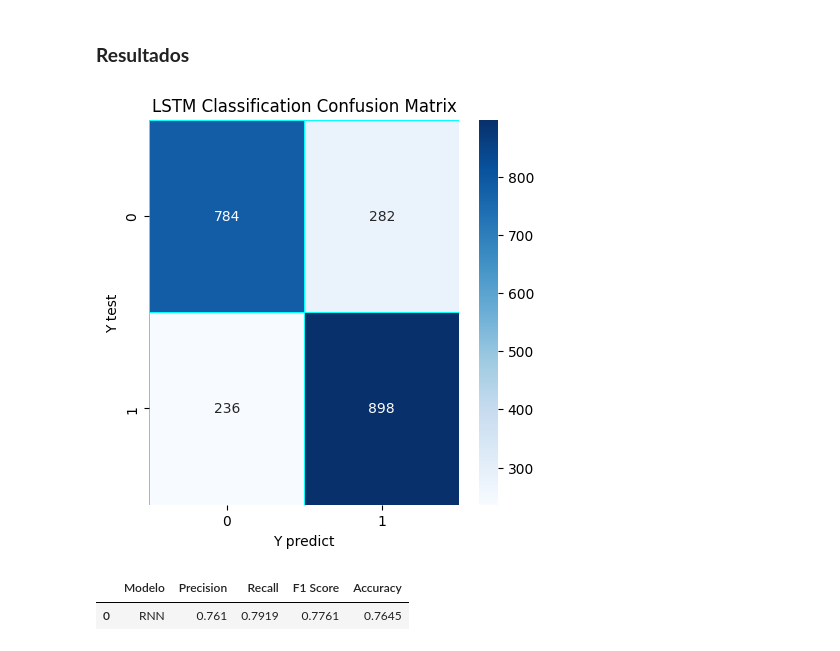
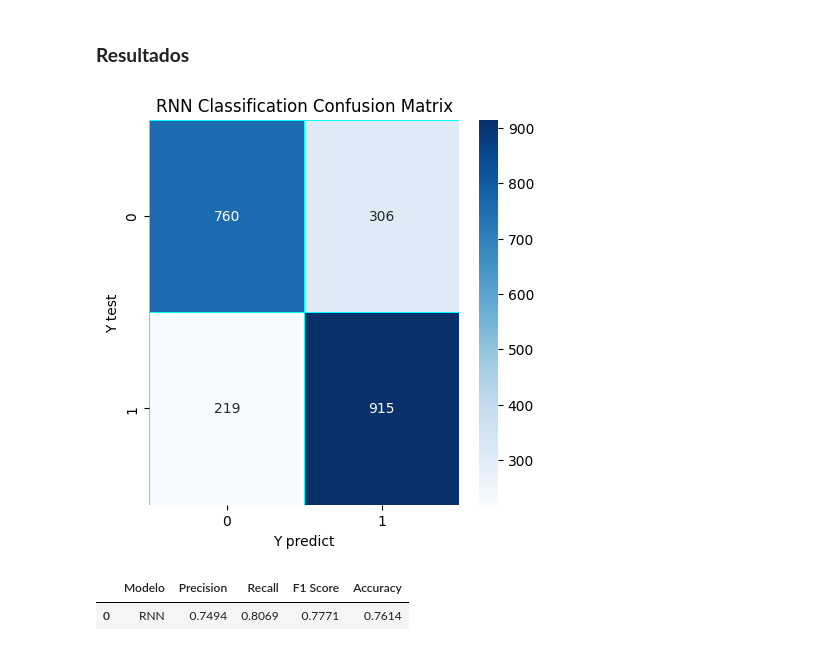
Before and after one commit to nicollF/parcial_2_deeplearning, a Jupyter notebook: modelamiento.ipynb, the cells around one changed output. Drawn from its saved outputs; the diff is of its cells as text; code cells hidden in the pictures.

```diff
--- a/modelamiento.ipynb
+++ b/modelamiento.ipynb
@@ -308,12 +308,12 @@ def create_rnn_model(rnn_units=64, num_rnn_layers=1, dropout_rate=0.2, learning_
 model_rnn = KerasClassifier(build_fn=create_rnn_model, verbose=0)
 
 param_grid_rnn = {
-    'units': [ 64, 128],
-    'num_layers': [1, 2],
+    'rnn_units': [64, 128],
+    'num_rnn_layers': [1],
+    'dropout_rate': [0.2, 0.5],
     'learning_rate': [0.001],
     'batch_size': [32, 64],
-    'sequence_length': [50, 100],
-    'epochs': [10, 20, 30]
+    'epochs': [20, 50]
 }
 
 grid_rnn = GridSearchCV(estimator=model_rnn, param_grid=param_grid_rnn, cv=3, scoring='accuracy',verbose=2)
@@ -346,13 +364,13 @@ yhat_probs = grid_result_rnn.predict(X_test)
 # %%
 lstm_val = confusion_matrix(Y_test, yhat_probs)
 f, ax = plt.subplots(figsize=(5,5))
 sns.heatmap(lstm_val, annot=True, linewidth=0.7, linecolor='cyan', fmt='g', ax=ax, cmap="Blues")
-plt.title('LSTM Classification Confusion Matrix')
+plt.title('RNN Classification Confusion Matrix')
 plt.xlabel('Y predict')
 plt.ylabel('Y test')
 plt.show()
 # %% [output]
-[figure, old version]
+[figure, new version]
 # %%
 metrics_rnn=[]
 precision = precision_score(Y_test, yhat_probs)
@@ -373,4 +391,4 @@ df_metrics = pd.DataFrame(metrics_rnn)
 df_metrics
 # %% [output]
 |  | Modelo | Precision | Recall | F1 Score | Accuracy |
-| 0 | RNN | 0.761 | 0.7919 | 0.7761 | 0.7645 |
+| 0 | RNN | 0.7494 | 0.8069 | 0.7771 | 0.7614 |
```
Also changed, not shown: parts of 5 cells of this notebook, 2 other files.
